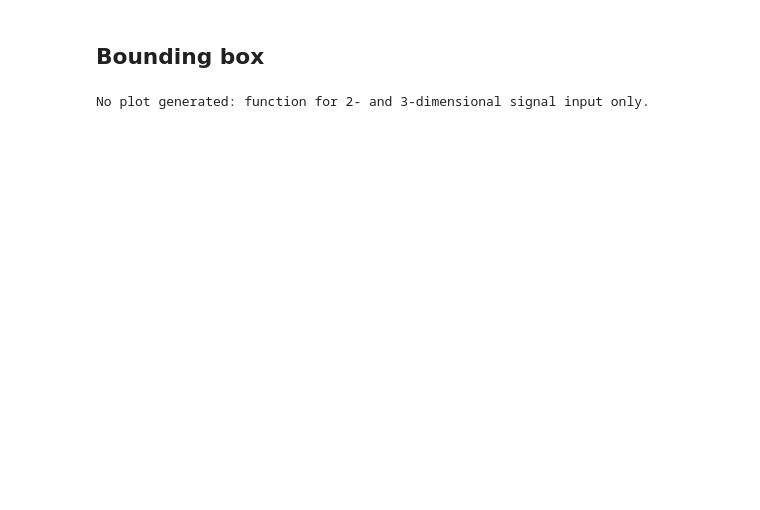
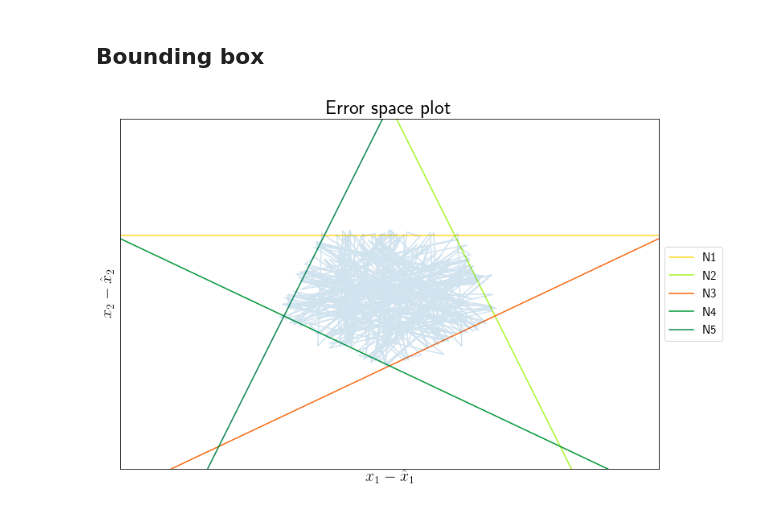
Before and after one commit to ABra1993/LisbonLab, a Jupyter notebook: CSM_multidimensional.ipynb, the cells around one changed output. Saved outputs shown, nothing was run; the diff lists cells and outputs as text; code cells hidden in the pictures; blank space fills up the shorter version.

```diff
--- a/CSM_multidimensional.ipynb
+++ b/CSM_multidimensional.ipynb
@@ -332,38 +337,43 @@ def plot_bounding_box():
     if d == 2:
 
         # enable LaTeX
         pl.rc('text', usetex=True)
 
         # plot bouding box
         steps = 2
 
         fig = pl.figure(figsize=(12,8))
         x1 = np.linspace(-10, 10, steps)
 
         for i in range(1, N + 1):
             x2 = np.zeros(steps)
 
             for j in range(steps):
 
                 x2[j] = (T[i - 1] - x1[j] * D[i - 1, 0]) / D[i - 1, 1]
 
             pl.plot(x1, x2, label="N%i" %i, color=color[i - 1]/255)
-            #pl.yticks([])
-            #pl.xticks([])
+            pl.yticks([])
+            pl.xticks([])
             pl.xlim(-1.5, 1.5)
             pl.ylim(-1.5, 1.5)
-            pl.xlabel('$x_{1} - \hat{x}_{1}$', fontsize=16)
-            pl.ylabel('$x_{2} - \hat{x}_{2}$', fontsize=16)
-            pl.title('Error space plot', fontsize=18)
+            pl.xlabel('$x_{1} - \hat{x}_{1}$', fontsize=20)
+            pl.ylabel('$x_{2} - \hat{x}_{2}$', fontsize=20)
+            pl.title('Error space plot', fontsize=25)
             pl.legend(loc='center left', bbox_to_anchor=(1, 0.5), fontsize=15, markerscale=1)
 
         # plot signal representtation error over time
-        error = x - x_est
+        start = 100
+
+        error = x[:, start:iterations] - x_est[:, start:iterations]
         pl.plot(error[0], error[1], alpha = 0.2)
 
     else:
         print("No plot generated: function for 2- and 3-dimensional signal input only. ")
 
-plot_bounding_box()
+
+    return error
+
+error = plot_bounding_box()
 # %% [output]
-No plot generated: function for 2- and 3-dimensional signal input only.
+[figure, added]
```
Also changed, not shown: parts of 10 cells of this notebook, 3 other files.
